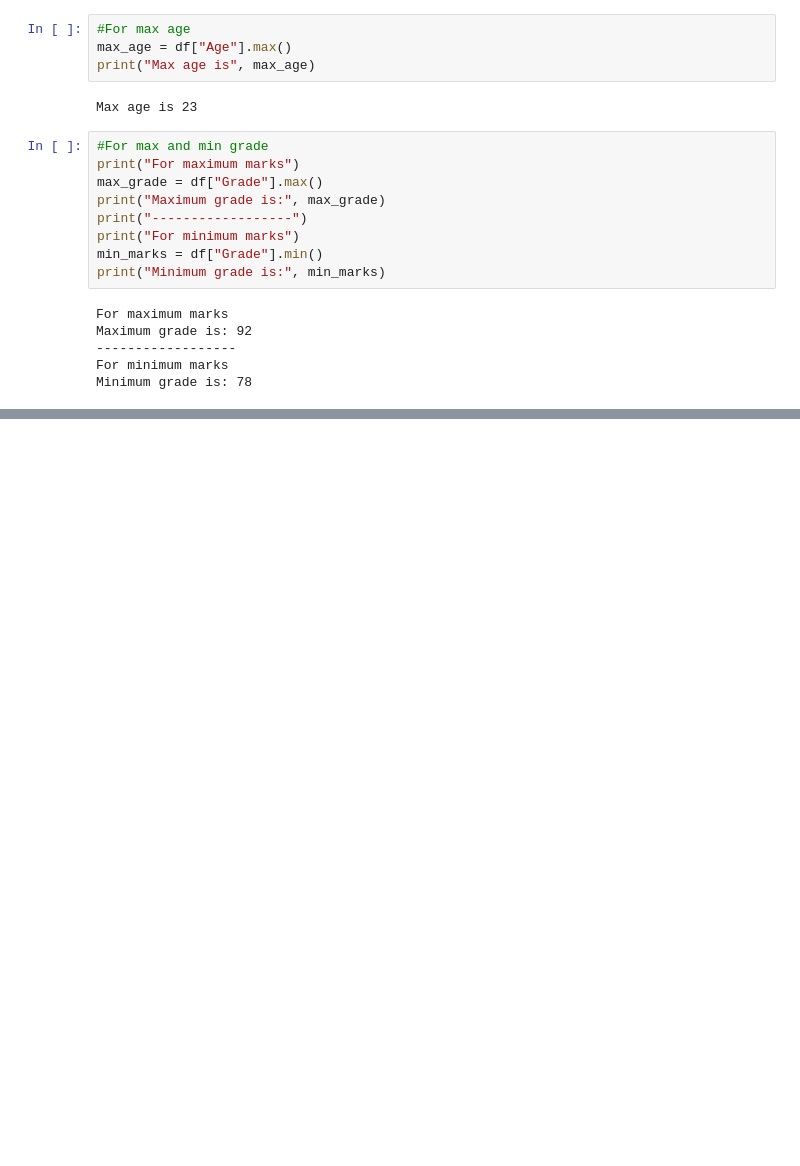
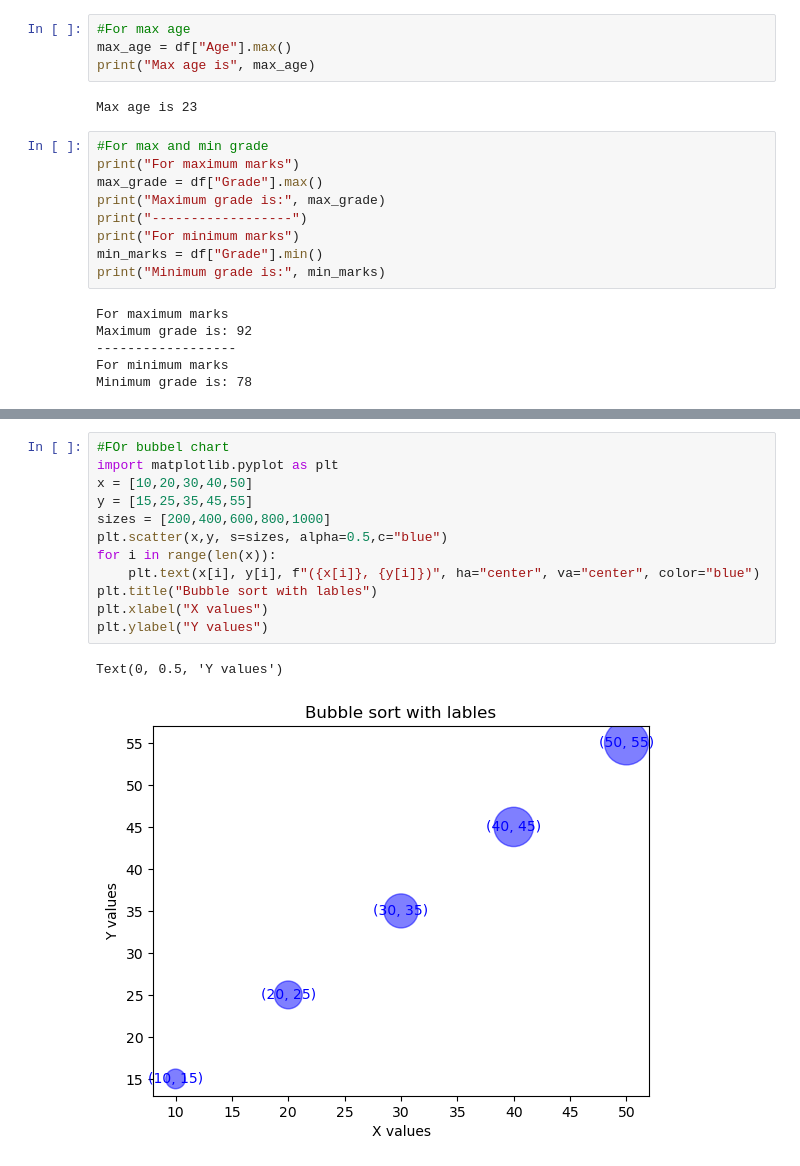
Before and after one commit to Vanshaj14Mohan/Python-College, a Jupyter notebook: num.ipynb, the cells around one changed output, grey strips where cells are left out. Saved outputs shown, nothing was run; the diff lists cells and outputs as text; blank space fills up the shorter version.

```diff
--- a/num.ipynb
+++ b/num.ipynb
@@ -200,0 +240,15 @@ Minimum grade is: 78
+# %%
+#FOr bubbel chart
+import matplotlib.pyplot as plt
+x = [10,20,30,40,50]
+y = [15,25,35,45,55]
+sizes = [200,400,600,800,1000]
+plt.scatter(x,y, s=sizes, alpha=0.5,c="blue")
+for i in range(len(x)):
+    plt.text(x[i], y[i], f"({x[i]}, {y[i]})", ha="center", va="center", color="blue")
+plt.title("Bubble sort with lables")
+plt.xlabel("X values")
+plt.ylabel("Y values")
+# %% [output]
+Text(0, 0.5, 'Y values')
+[figure, added]
```
Also changed, not shown: parts of 3 cells of this notebook, 1 other file.
